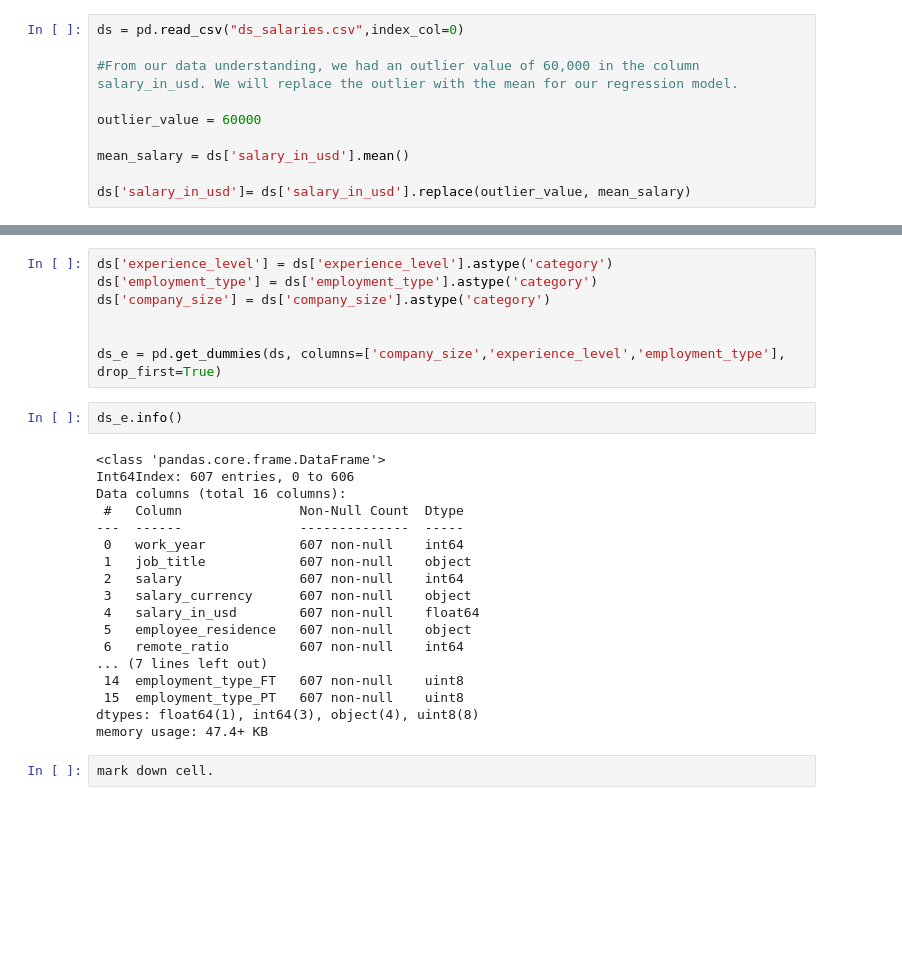
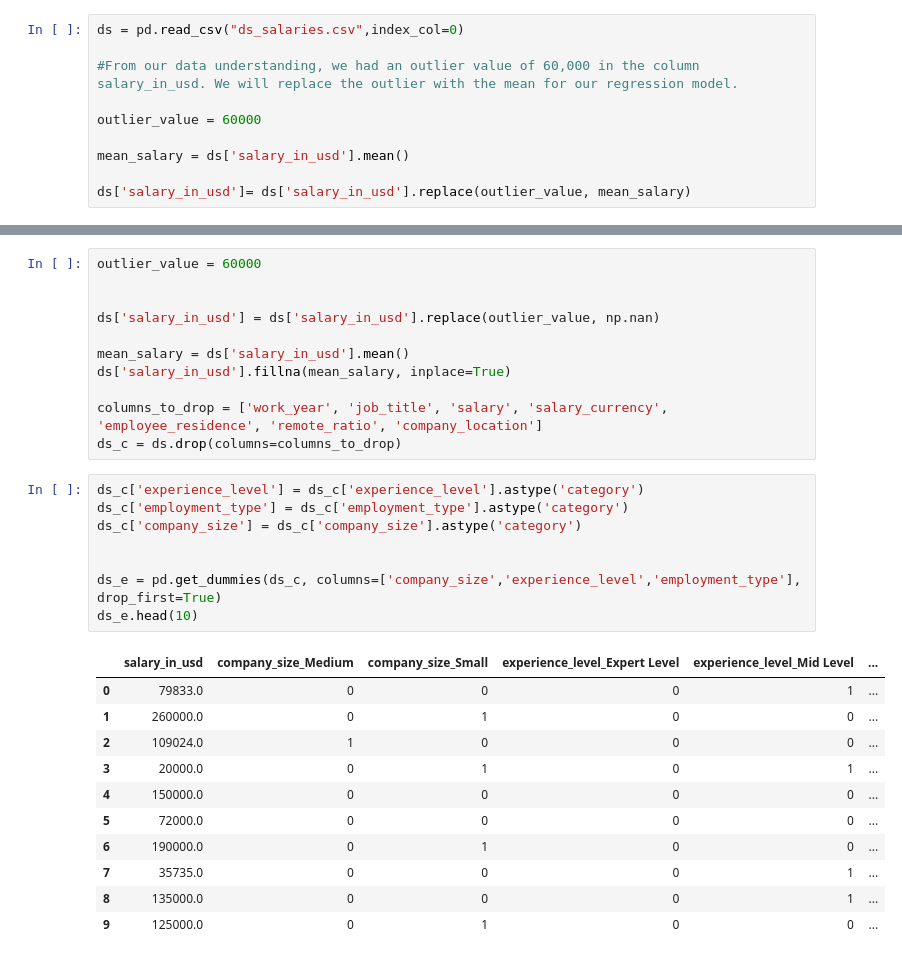
Before and after one commit to ed-gar-k/Phase-2-project, a Jupyter notebook: Untitled.ipynb, the cells around one changed output, grey strips where cells are left out. Cells and saved outputs as stored; diff of their text form; blank space fills up the shorter version.

```diff
--- a/Untitled.ipynb
+++ b/Untitled.ipynb
@@ -502,29 +504,31 @@ memory usage: 56.9+ KB
+# %%
+outlier_value = 60000
+
+
+ds['salary_in_usd'] = ds['salary_in_usd'].replace(outlier_value, np.nan)
+
+mean_salary = ds['salary_in_usd'].mean()
+ds['salary_in_usd'].fillna(mean_salary, inplace=True)
+
+columns_to_drop = ['work_year', 'job_title', 'salary', 'salary_currency', 'employee_residence', 'remote_ratio', 'company_location']
+ds_c = ds.drop(columns=columns_to_drop)
 # %%
-ds['experience_level'] = ds['experience_level'].astype('category')
-ds['employment_type'] = ds['employment_type'].astype('category')
-ds['company_size'] = ds['company_size'].astype('category')
+ds_c['experience_level'] = ds_c['experience_level'].astype('category')
+ds_c['employment_type'] = ds_c['employment_type'].astype('category')
+ds_c['company_size'] = ds_c['company_size'].astype('category')
 
 
-ds_e = pd.get_dummies(ds, columns=['company_size','experience_level','employment_type'], drop_first=True)
+ds_e = pd.get_dummies(ds_c, columns=['company_size','experience_level','employment_type'], drop_first=True)
+ds_e.head(10)
+# %% [output]
+|  | salary_in_usd | company_size_Medium | company_size_Small | experience_level_Expert Level | experience_level_Mid Level | ... |
+| 0 | 79833.0 | 0 | 0 | 0 | 1 | ... |
+| 1 | 260000.0 | 0 | 1 | 0 | 0 | ... |
+| 2 | 109024.0 | 1 | 0 | 0 | 0 | ... |
+| 3 | 20000.0 | 0 | 1 | 0 | 1 | ... |
+| 4 | 150000.0 | 0 | 0 | 0 | 0 | ... |
+| 5 | 72000.0 | 0 | 0 | 0 | 0 | ... |
+| 6 | 190000.0 | 0 | 1 | 0 | 0 | ... |
+| 7 | 35735.0 | 0 | 0 | 0 | 1 | ... |
+| 8 | 135000.0 | 0 | 0 | 0 | 1 | ... |
+| 9 | 125000.0 | 0 | 1 | 0 | 0 | ... |
-# %%
-ds_e.info()
-# %% [output]
-<class 'pandas.core.frame.DataFrame'>
-Int64Index: 607 entries, 0 to 606
-Data columns (total 16 columns):
- #   Column               Non-Null Count  Dtype
----  ------               --------------  -----
- 0   work_year            607 non-null    int64
- 1   job_title            607 non-null    object
- 2   salary               607 non-null    int64
- 3   salary_currency      607 non-null    object
- 4   salary_in_usd        607 non-null    float64
- 5   employee_residence   607 non-null    object
- 6   remote_ratio         607 non-null    int64
-... (7 lines left out)
- 14  employment_type_FT   607 non-null    uint8
- 15  employment_type_PT   607 non-null    uint8
-dtypes: float64(1), int64(3), object(4), uint8(8)
-memory usage: 47.4+ KB
-# %%
-mark down cell.
```
Also changed, not shown: parts of 10 cells of this notebook.
